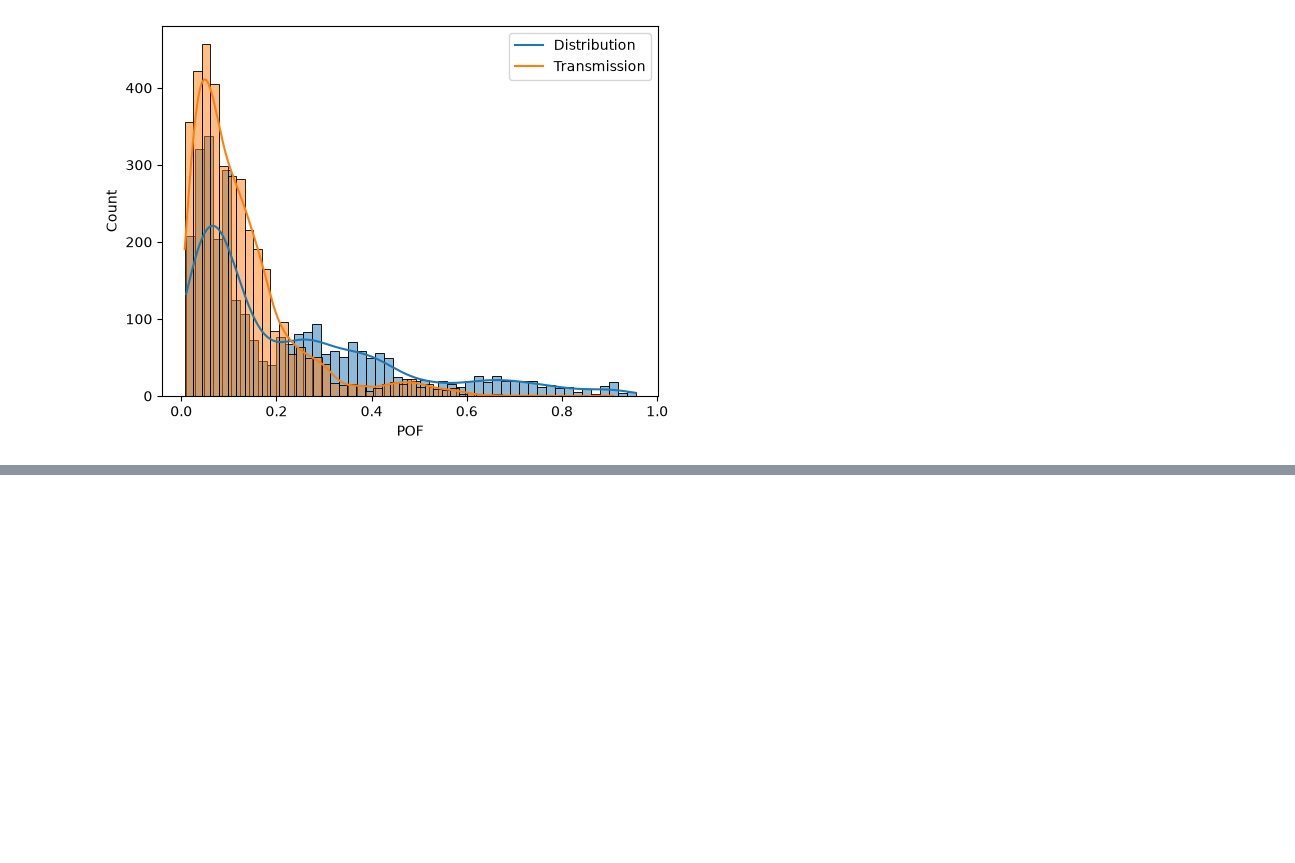
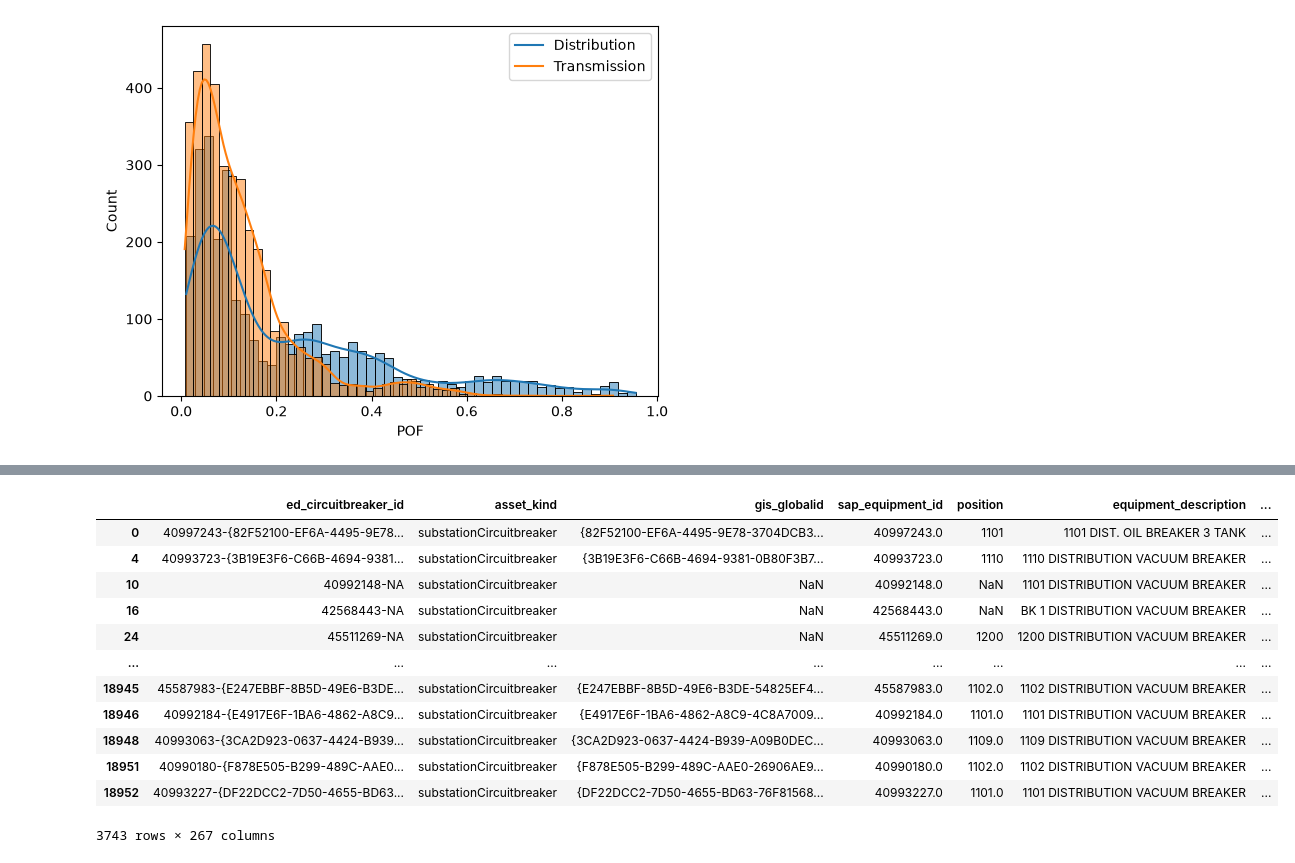
Before and after one commit to faridha96/txfr_brkr_failures, a Jupyter notebook: summary_stat.ipynb, the cells around one changed output, grey strips where cells are left out. Saved outputs shown, nothing was run; the diff lists cells and outputs as text; code cells hidden in the pictures; blank space fills up the shorter version.

```diff
--- a/summary_stat.ipynb
+++ b/summary_stat.ipynb
@@ -151,0 +241,2 @@ asset_files = pd.concat([df_d_brkr, df_t_brkr])
+# %%
+df_f_brkr = pd.read_csv(r"C:\Users\SIH5\Downloads\circuitbreaker_v2_augmented.csv")
@@ -166,0 +291,18 @@ np.float64(459.08774347120044)
+# %%
+df_f_brkr[(df_f_brkr['planner_group'].isin(['DS1', 'TS1'])) & (df_f_brkr['system_status'].isin(['[INST]', '[INAC, INST]']))][
+    df_f_brkr[(df_f_brkr['planner_group'].isin(['DS1', 'TS1'])) & (df_f_brkr['system_status'].isin(['[INST]', '[INAC, INST]']))]['planner_group']=='DS1'
+]
+# %% [output]
+|  | ed_circuitbreaker_id | asset_kind | gis_globalid | sap_equipment_id | position | equipment_description | ... |
+| 0 | 40997243-{82F52100-EF6A-4495-9E78... | substationCircuitbreaker | {82F52100-EF6A-4495-9E78-3704DCB3... | 40997243.0 | 1101 | 1101 DIST. OIL BREAKER 3 TANK | ... |
+| 4 | 40993723-{3B19E3F6-C66B-4694-9381... | substationCircuitbreaker | {3B19E3F6-C66B-4694-9381-0B80F3B7... | 40993723.0 | 1110 | 1110 DISTRIBUTION VACUUM BREAKER | ... |
+| 10 | 40992148-NA | substationCircuitbreaker | NaN | 40992148.0 | NaN | 1101 DISTRIBUTION VACUUM BREAKER | ... |
+| 16 | 42568443-NA | substationCircuitbreaker | NaN | 42568443.0 | NaN | BK 1 DISTRIBUTION VACUUM BREAKER | ... |
+| 24 | 45511269-NA | substationCircuitbreaker | NaN | 45511269.0 | 1200 | 1200 DISTRIBUTION VACUUM BREAKER | ... |
+| ... | ... | ... | ... | ... | ... | ... | ... |
+| 18945 | 45587983-{E247EBBF-8B5D-49E6-B3DE... | substationCircuitbreaker | {E247EBBF-8B5D-49E6-B3DE-54825EF4... | 45587983.0 | 1102.0 | 1102 DISTRIBUTION VACUUM BREAKER | ... |
+| 18946 | 40992184-{E4917E6F-1BA6-4862-A8C9... | substationCircuitbreaker | {E4917E6F-1BA6-4862-A8C9-4C8A7009... | 40992184.0 | 1101.0 | 1101 DISTRIBUTION VACUUM BREAKER | ... |
+| 18948 | 40993063-{3CA2D923-0637-4424-B939... | substationCircuitbreaker | {3CA2D923-0637-4424-B939-A09B0DEC... | 40993063.0 | 1109.0 | 1109 DISTRIBUTION VACUUM BREAKER | ... |
+| 18951 | 40990180-{F878E505-B299-489C-AAE0... | substationCircuitbreaker | {F878E505-B299-489C-AAE0-26906AE9... | 40990180.0 | 1102.0 | 1102 DISTRIBUTION VACUUM BREAKER | ... |
+| 18952 | 40993227-{DF22DCC2-7D50-4655-BD63... | substationCircuitbreaker | {DF22DCC2-7D50-4655-BD63-76F81568... | 40993227.0 | 1101.0 | 1101 DISTRIBUTION VACUUM BREAKER | ... |
+3743 rows × 267 columns
```
Also changed, not shown: parts of 27 cells of this notebook, 2 other files.
